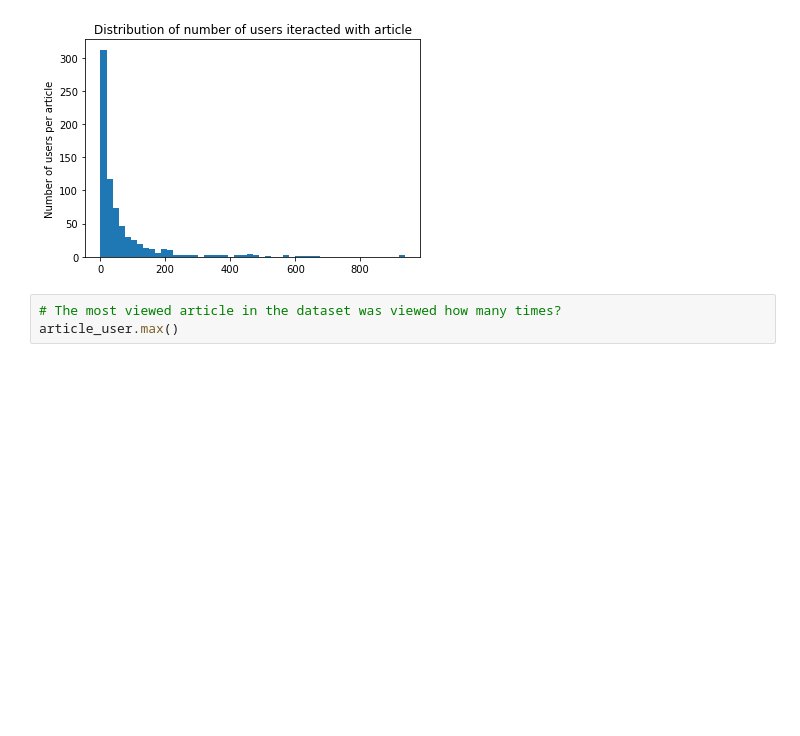
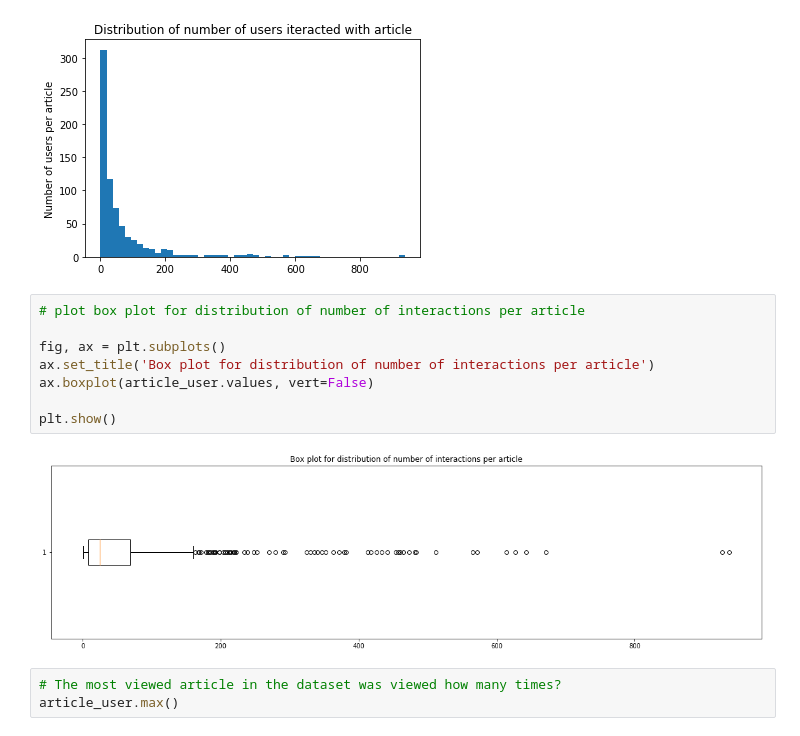
Before and after one commit to Lexie88rus/Udacity-DSND-Recommendations-with-IBM, a Jupyter notebook: Recommendations_with_IBM.ipynb, the cells around one changed output. Cells and saved outputs as stored; diff of their text form; blank space fills up the shorter version.

```diff
--- a/Recommendations_with_IBM.ipynb
+++ b/Recommendations_with_IBM.ipynb
@@ -199,6 +199,16 @@ plt.rcParams["figure.figsize"] = fig_size
 plt.show()
 # %% [output]
 [figure]
+# %%
+# plot box plot for distribution of number of interactions per article
+
+fig, ax = plt.subplots()
+ax.set_title('Box plot for distribution of number of interactions per article')
+ax.boxplot(article_user.values, vert=False)
+
+plt.show()
+# %% [output]
+[figure, added]
 # %%
 # The most viewed article in the dataset was viewed how many times?
 article_user.max()
```
Also changed, not shown: parts of 3 cells of this notebook.
